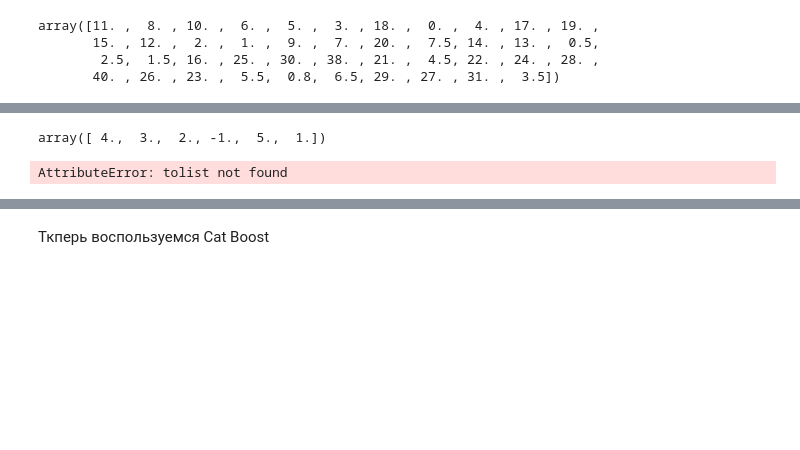
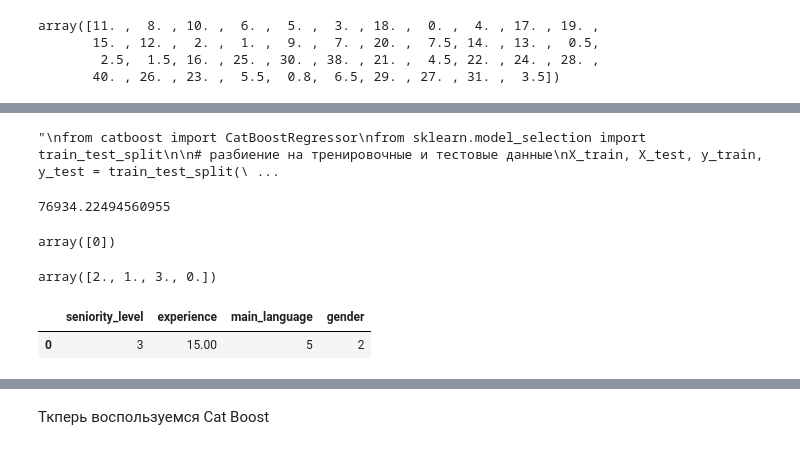
Before and after one commit to dinarasaurae/Salary_analysis, a Jupyter notebook: d.ipynb, the cells around one changed output, grey strips where cells are left out. Saved outputs shown, nothing was run; the diff lists cells and outputs as text; code cells hidden in the pictures; blank space fills up the shorter version.

```diff
--- a/d.ipynb
+++ b/d.ipynb
@@ -858,0 +1001,42 @@ one_h_enc.categories_
+# %%
+'''
+from catboost import CatBoostRegressor
+from sklearn.model_selection import train_test_split
+
+# разбиение на тренировочные и тестовые данные
+X_train, X_test, y_train, y_test = train_test_split(
+    mergeddf[['experience', 'age', 'seniority_level', 'main_language', 'gender']],
+    mergeddf['net_salary'],
+    test_size=0.2,
+    random_state=42
+)
+
+# создание модели и обучение на тренировочных данных
+model = CatBoostRegressor()
+model.fit(X_train, y_train, cat_features=['seniority_level', 'main_language', 'gender'])
+
+# предсказание на тестовых данных
+y_pred = model.predict(X_test)
+
+# вывод метрики качества на тестовых данных (например, R2)
+print(model.score(X_test, y_test))
+'''
+# %% [output]
+"\nfrom catboost import CatBoostRegressor\nfrom sklearn.model_selection import train_test_split\n\n# разбиение на тренировочные и тестовые данные\nX_train, X_test, y_train, y_test = train_test_split(\ ...
+# %%
+new_data = [[13.0, 30, 'Middle', 'English', 'Male', 'Software Engineer']]
+
+# преобразование категориальных признаков в числовые
+new_data_encoded = mergeddf[['experience', 'age', 'seniority_level', 'main_language', 'gender', 'position']].copy()
+new_data_encoded.loc[len(new_data_encoded)] = new_data[0]
+new_data_encoded['seniority_level'] = new_data_encoded['seniority_level'].astype('category').cat.codes
+new_data_encoded['main_language'] = new_data_encoded['main_language'].astype('category').cat.codes
+new_data_encoded['gender'] = new_data_encoded['gender'].astype('category').cat.codes
+
+# предсказание заработной платы на новых данных
+predicted_salary = model.predict(new_data_encoded.iloc[-1:])
+
+# вывод предсказанной заработной платы
+print(predicted_salary[0])
+# %% [output]
+76934.22494560955
@@ -859,14 +1059,24 @@ one_h_enc.categories_
+# %%
+from sklearn.preprocessing import OrdinalEncoder
+enc_gen = OrdinalEncoder()
+mergeddf['gender'] = enc_gen.fit_transform(mergeddf[['gender']].astype(str))
+X = pd.DataFrame(data=[['Middle', 15.0, 5, 'Male']], columns=['seniority_level', 'experience', 'main_language', 'gender'])
+enc_lang.fit_transform(X['gender'])
+# %% [output]
+array([0])
+# %%
+mergeddf['main_language']
+mergeddf['main_language'].unique()
+mergeddf['gender'].unique()
+# %% [output]
+array([2., 1., 3., 0.])
 # %%
 from category_encoders import OrdinalEncoder
 maplist = [{'col':'seniority_level', 'mapping':{0: 0, 'No level': 1, 'Junior': 2, 'Middle': 3, 'Senior': 4, 'Lead': 5}}]
 l_enc_pos = OrdinalEncoder(mapping=maplist)
 mergeddf['seniority_level'] = l_enc_pos.fit_transform(mergeddf['seniority_level'].astype(str))
-mergeddf['seniority_level'].unique()
+X = pd.DataFrame(data=[['Middle', 15.0, 5, 2]], columns=['seniority_level', 'experience', 'main_language', 'gender'])
+l_enc_pos.fit_transform(X)
 # %% [output]
-array([ 4.,  3.,  2., -1.,  5.,  1.])
+|  | seniority_level | experience | main_language | gender |
+| 0 | 3 | 15.00 | 5 | 2 |
-# %%
-enc_lang = OneHotEncoder()
-mergeddf['main_language'] = enc_lang.fit_transform(mergeddf[['main_language']].astype(str)).tolist()
-mergeddf['main_language'].unique()
-# %% [output]
-AttributeError: tolist not found
```
Also changed, not shown: parts of 52 cells of this notebook, 3 other files.
